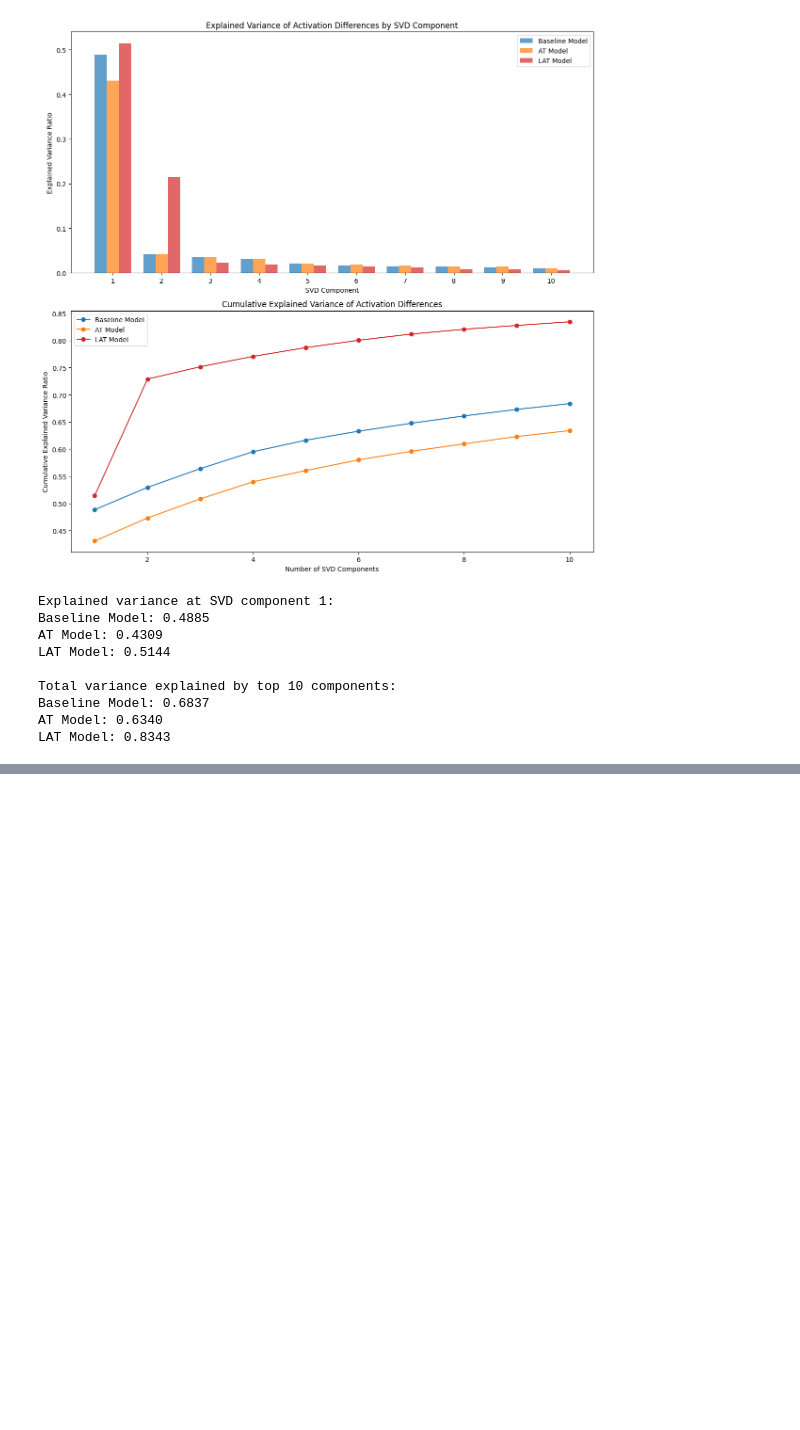
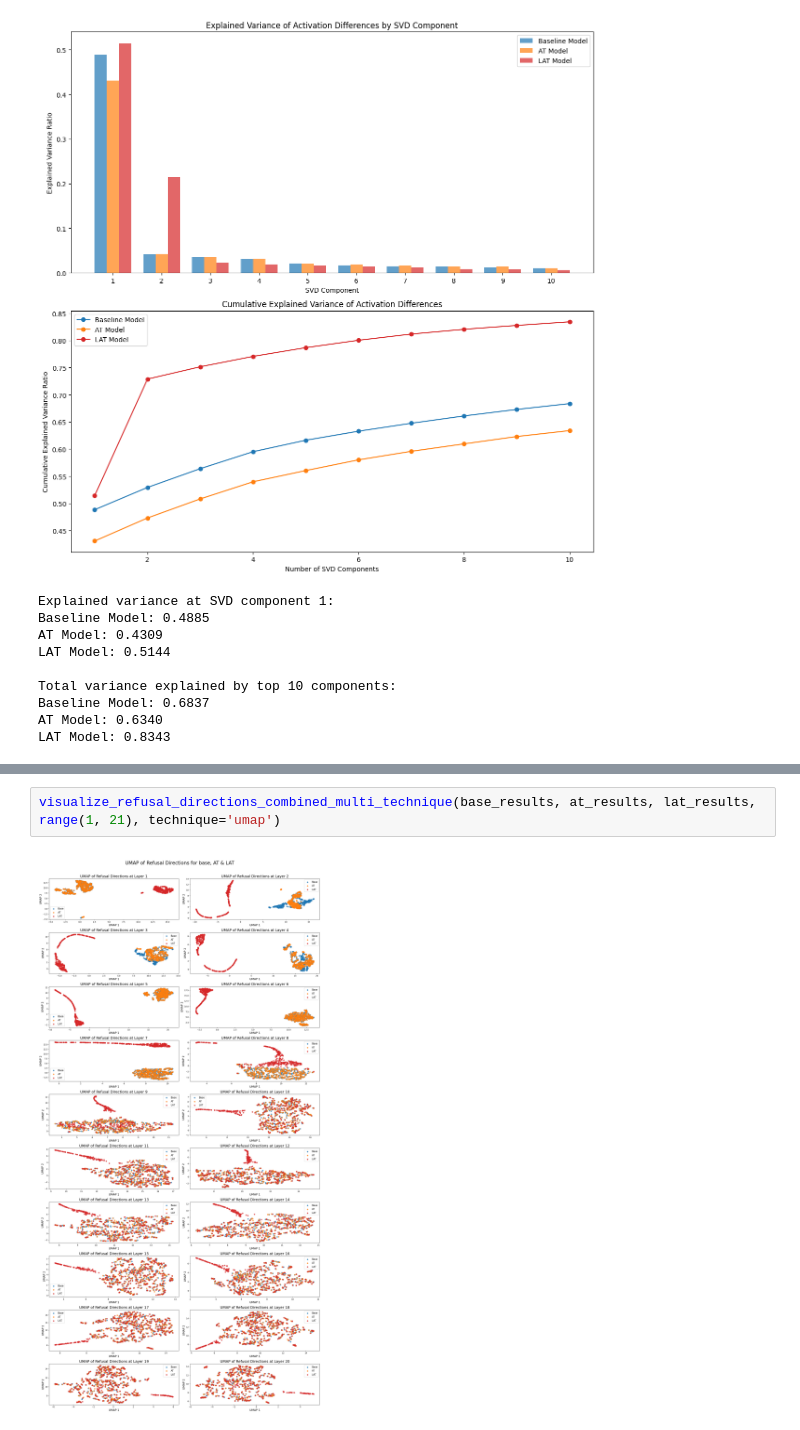
Before and after one commit to nlpet/apart-lab-refusal-lat-project, a Jupyter notebook: experiments/visualise_representations.ipynb, the cells around one changed output, grey strips where cells are left out. Saved outputs shown, nothing was run; the diff lists cells and outputs as text; blank space fills up the shorter version.

```diff
--- a/experiments/visualise_representations.ipynb
+++ b/experiments/visualise_representations.ipynb
@@ -220,0 +447,4 @@ plot_distributions(actual_sv, noisy_sv, n, p)
+# %%
+visualize_refusal_directions_combined_multi_technique(base_results, at_results, lat_results, range(1, 21), technique='umap')
+# %% [output]
+[figure, added]
```
Also changed, not shown: parts of 18 cells of this notebook, 2 other files.
